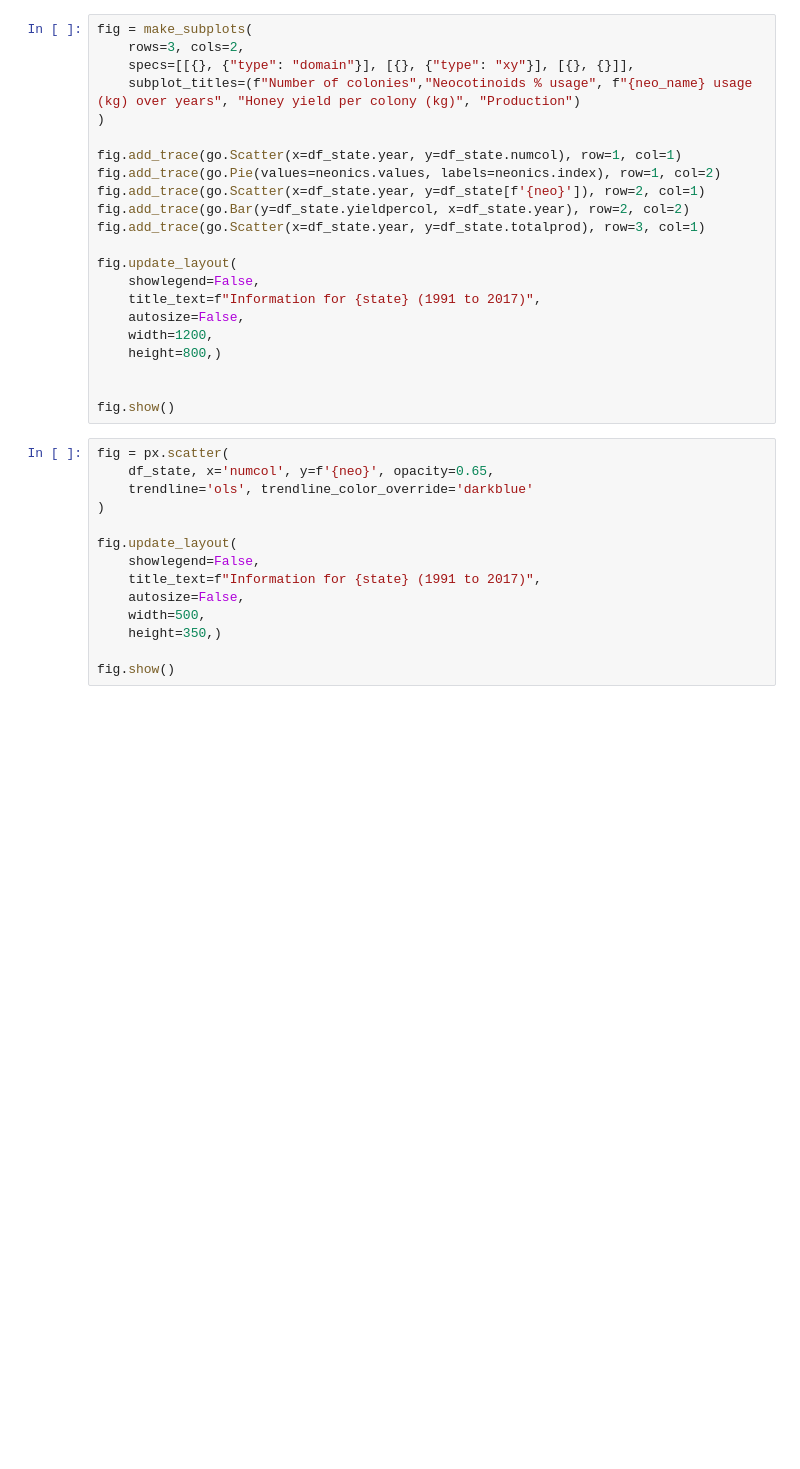
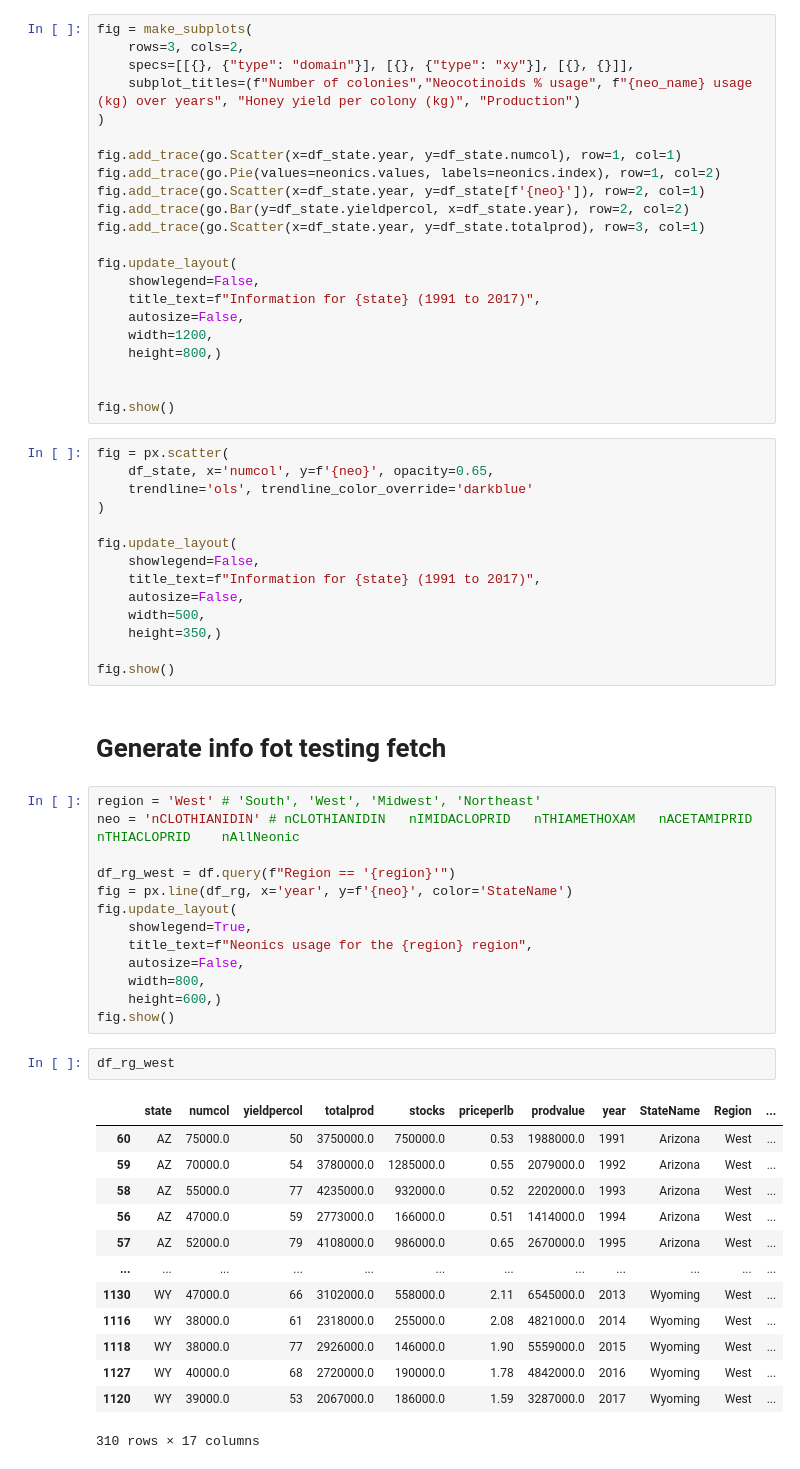
Before and after one commit to caesarorz/bees-neonics, a Jupyter notebook: final.ipynb, the cells around one changed output. Saved outputs shown, nothing was run; the diff lists cells and outputs as text; blank space fills up the shorter version.

Commit message:
Add test json to generate plot

```diff
--- a/final.ipynb
+++ b/final.ipynb
@@ -368,3 +363,34 @@ fig.update_layout(
     height=350,)
 
 fig.show()
+# %% [markdown]
+# Generate info fot testing fetch
+# %%
+region = 'West' # 'South', 'West', 'Midwest', 'Northeast'
+neo = 'nCLOTHIANIDIN' # nCLOTHIANIDIN	nIMIDACLOPRID	nTHIAMETHOXAM	nACETAMIPRID	nTHIACLOPRID	nAllNeonic
+
+df_rg_west = df.query(f"Region == '{region}'")
+fig = px.line(df_rg, x='year', y=f'{neo}', color='StateName')
+fig.update_layout(
+    showlegend=True,
+    title_text=f"Neonics usage for the {region} region",
+    autosize=False,
+    width=800,
+    height=600,)
+fig.show()
+# %%
+df_rg_west
+# %% [output]
+|  | state | numcol | yieldpercol | totalprod | stocks | priceperlb | prodvalue | year | StateName | Region | ... |
+| 60 | AZ | 75000.0 | 50 | 3750000.0 | 750000.0 | 0.53 | 1988000.0 | 1991 | Arizona | West | ... |
+| 59 | AZ | 70000.0 | 54 | 3780000.0 | 1285000.0 | 0.55 | 2079000.0 | 1992 | Arizona | West | ... |
+| 58 | AZ | 55000.0 | 77 | 4235000.0 | 932000.0 | 0.52 | 2202000.0 | 1993 | Arizona | West | ... |
+| 56 | AZ | 47000.0 | 59 | 2773000.0 | 166000.0 | 0.51 | 1414000.0 | 1994 | Arizona | West | ... |
+| 57 | AZ | 52000.0 | 79 | 4108000.0 | 986000.0 | 0.65 | 2670000.0 | 1995 | Arizona | West | ... |
+| ... | ... | ... | ... | ... | ... | ... | ... | ... | ... | ... | ... |
+| 1130 | WY | 47000.0 | 66 | 3102000.0 | 558000.0 | 2.11 | 6545000.0 | 2013 | Wyoming | West | ... |
+| 1116 | WY | 38000.0 | 61 | 2318000.0 | 255000.0 | 2.08 | 4821000.0 | 2014 | Wyoming | West | ... |
+| 1118 | WY | 38000.0 | 77 | 2926000.0 | 146000.0 | 1.90 | 5559000.0 | 2015 | Wyoming | West | ... |
+| 1127 | WY | 40000.0 | 68 | 2720000.0 | 190000.0 | 1.78 | 4842000.0 | 2016 | Wyoming | West | ... |
+| 1120 | WY | 39000.0 | 53 | 2067000.0 | 186000.0 | 1.59 | 3287000.0 | 2017 | Wyoming | West | ... |
+310 rows × 17 columns
```
Also changed, not shown: parts of 8 cells of this notebook, 4 other files.
